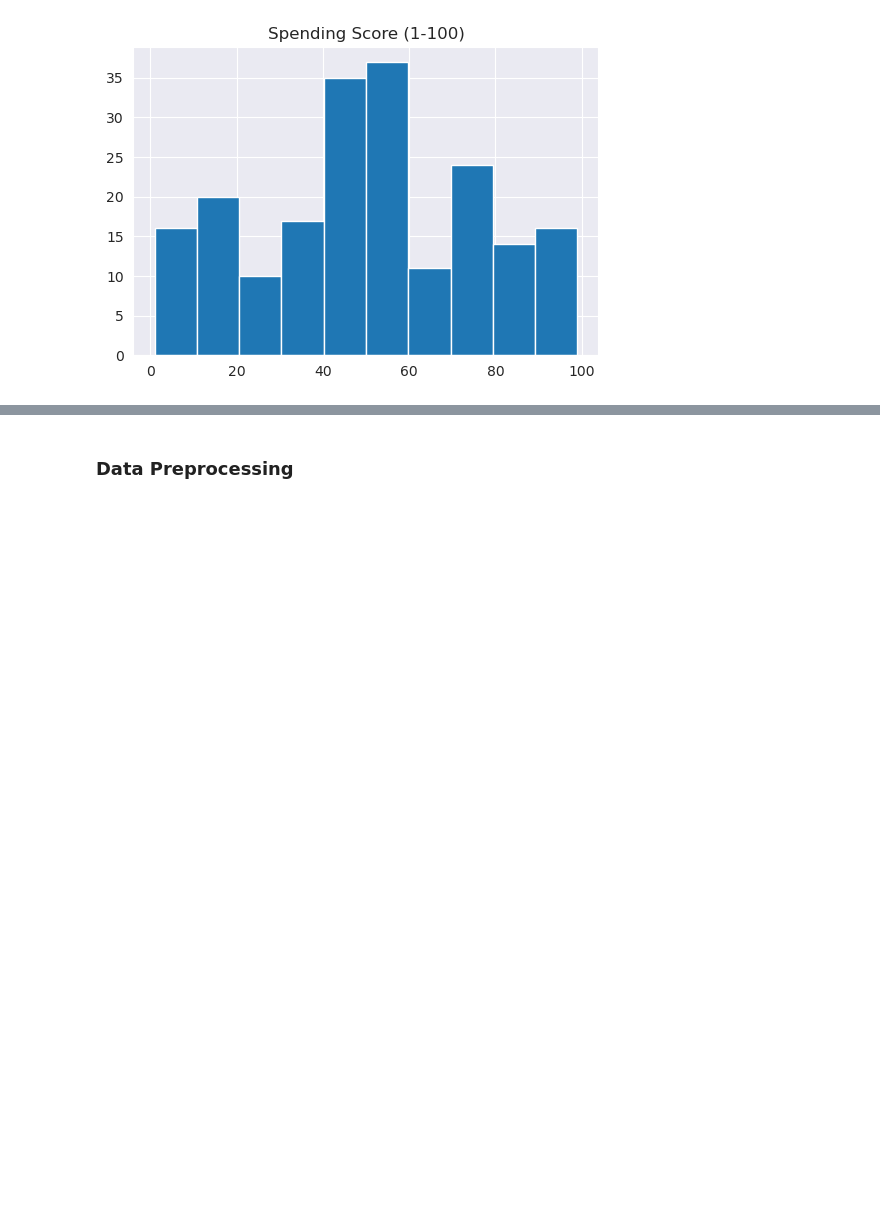
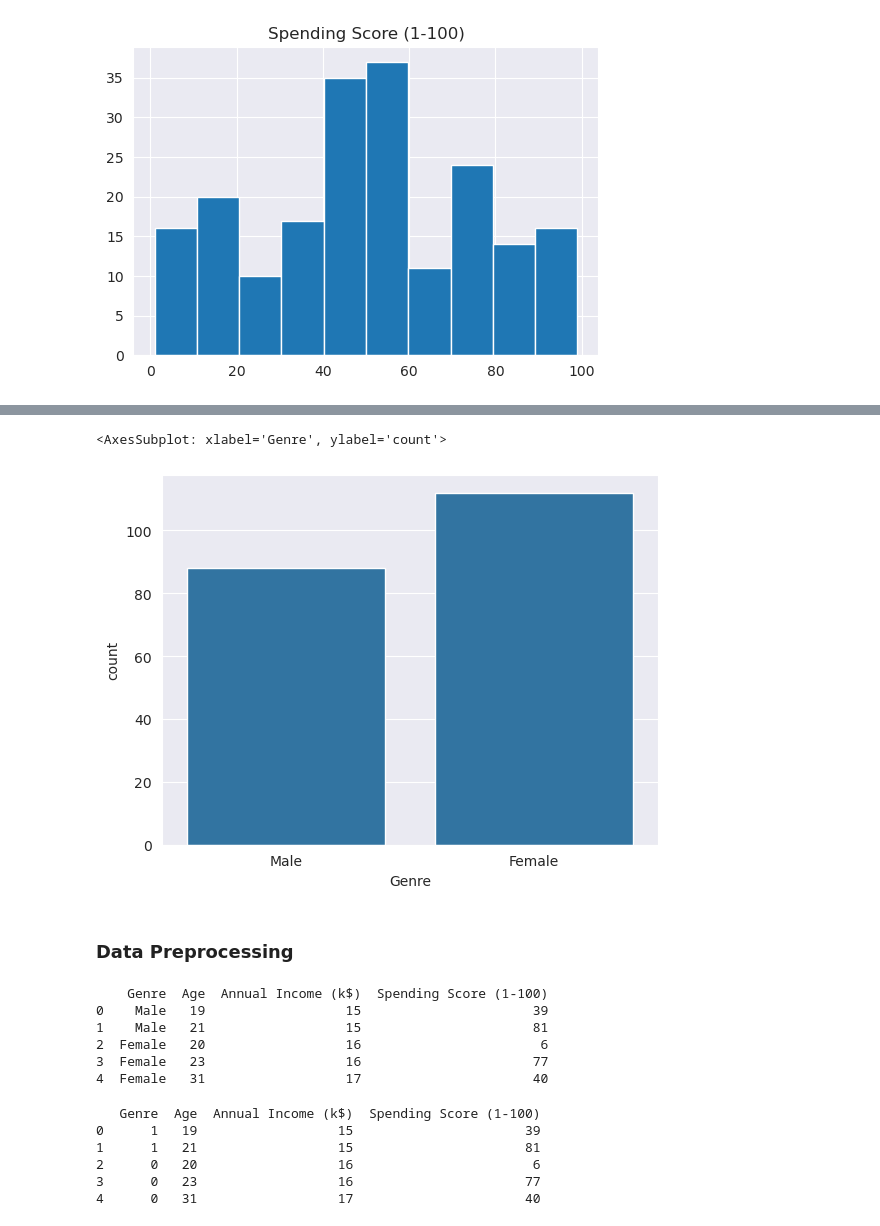
Before and after one commit to Proenca13/Projects, a Jupyter notebook: Mall Costumers/Mall_Costumers.ipynb, the cells around one changed output, grey strips where cells are left out. Drawn from its saved outputs; the diff is of its cells as text; code cells hidden in the pictures; blank space fills up the shorter version.

```diff
--- a/Mall Costumers/Mall_Costumers.ipynb
+++ b/Mall Costumers/Mall_Costumers.ipynb
@@ -102,2 +112,30 @@ plt.show()
+# %%
+sns.countplot(x='Genre', data=db)
+# %% [output]
+<AxesSubplot: xlabel='Genre', ylabel='count'>
+[figure, added]
 # %% [markdown]
 ### Data Preprocessing
+# %%
+## Drop CostumerID
+db.drop('CustomerID',axis=1,inplace=True)
+print(db.head())
+# %% [output]
+    Genre  Age  Annual Income (k$)  Spending Score (1-100)
+0    Male   19                  15                      39
+1    Male   21                  15                      81
+2  Female   20                  16                       6
+3  Female   23                  16                      77
+4  Female   31                  17                      40
+# %%
+## Encode Categorical Values
+label_encoder = LabelEncoder()
+db['Genre'] = label_encoder.fit_transform(db['Genre']) ## 0 - F 1 - M
+print(db.head())
+# %% [output]
+   Genre  Age  Annual Income (k$)  Spending Score (1-100)
+0      1   19                  15                      39
+1      1   21                  15                      81
+2      0   20                  16                       6
+3      0   23                  16                      77
+4      0   31                  17                      40
```
Also changed, not shown: parts of 7 cells of this notebook, 1 other file.
